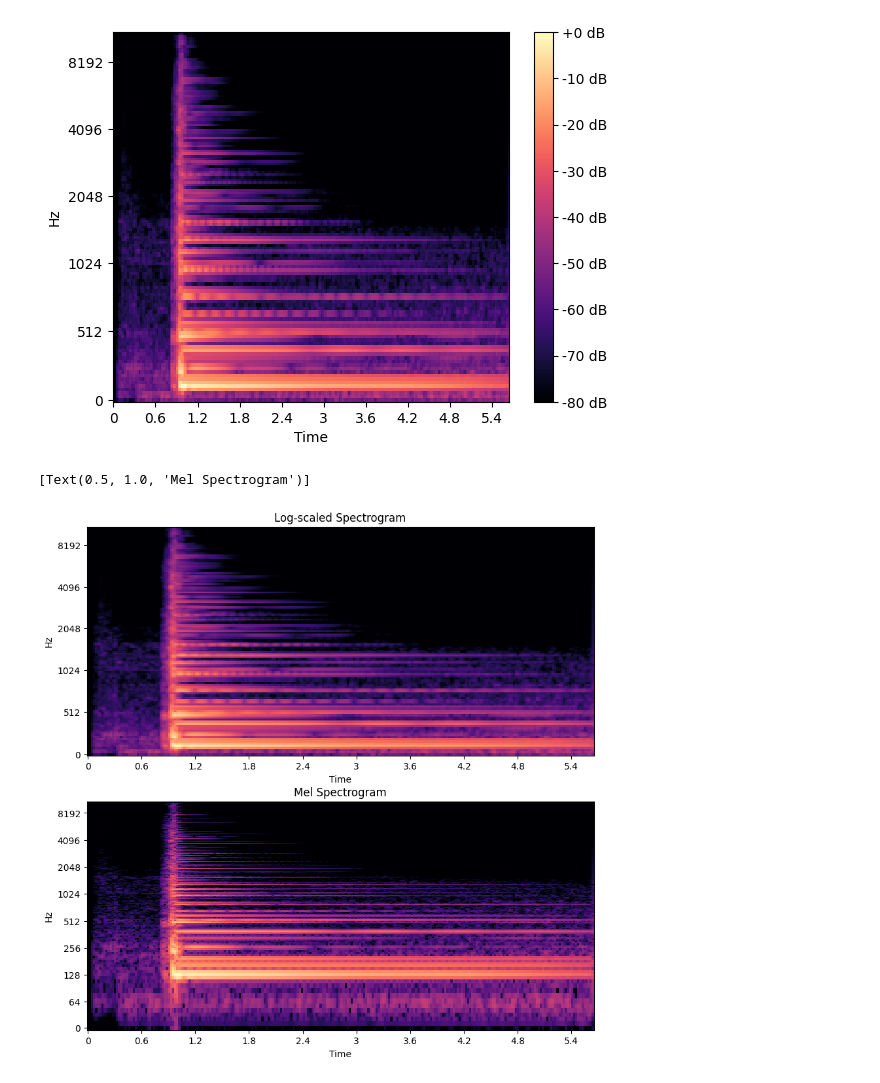
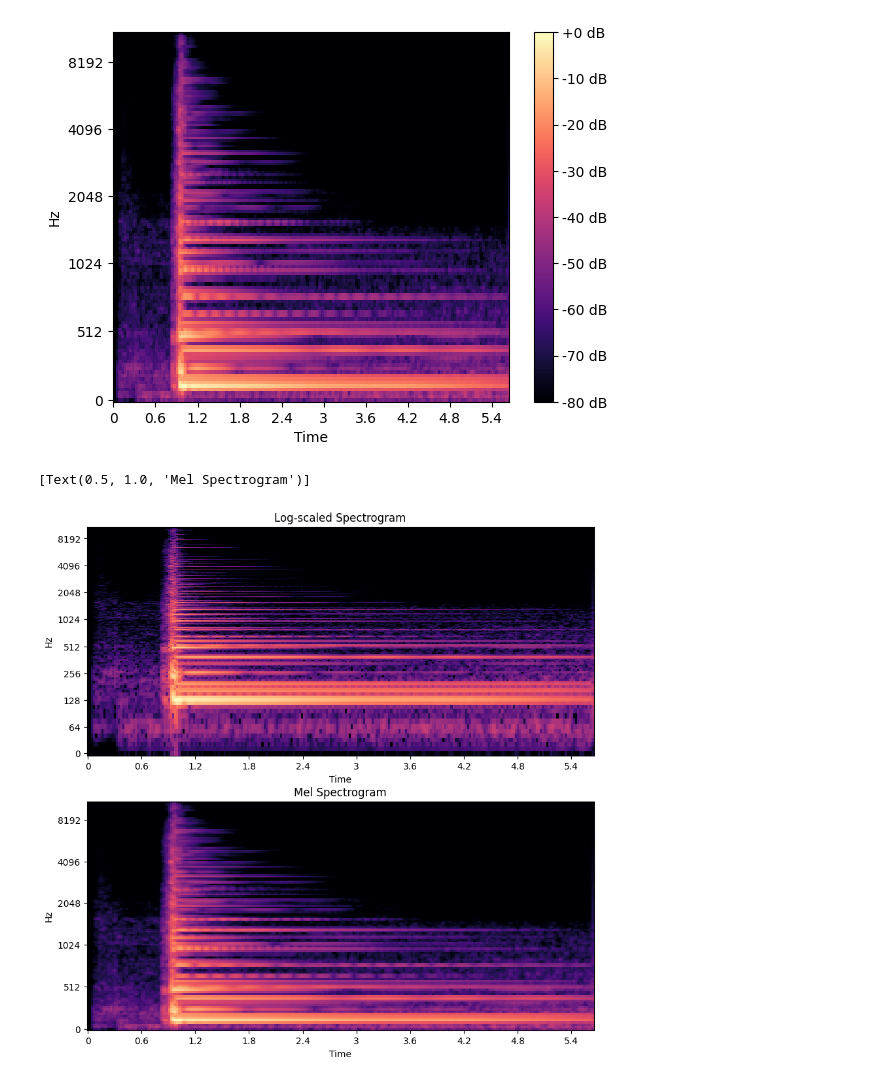
Before and after one commit to ilhanriyaz/guitar-chord-recognition, a Jupyter notebook: notebooks/spectrogram_demo.ipynb, the cells around one changed output. Drawn from its saved outputs; the diff is of its cells as text; code cells hidden in the pictures.

```diff
--- a/notebooks/spectrogram_demo.ipynb
+++ b/notebooks/spectrogram_demo.ipynb
@@ -54,12 +54,12 @@ plt.colorbar(format='%+2.0f dB')
 # %%
 # Plot mel spectrogram and log-scaled spectrogram
 fig, ax = plt.subplots(2, 1, figsize=(10, 10))
 # Log-scaled spectrogram
-librosa.display.specshow(log_stft, sr=sr, x_axis='time', y_axis='log', ax=ax[1])
+librosa.display.specshow(log_stft, sr=sr, x_axis='time', y_axis='log', ax=ax[0])
 ax[0].set(title='Log-scaled Spectrogram')
 # Mel spectrogram
-librosa.display.specshow(librosa.power_to_db(mel_spectrogram, ref=np.max), sr=sr, x_axis='time', y_axis='mel', ax=ax[0])
+librosa.display.specshow(librosa.power_to_db(mel_spectrogram, ref=np.max), sr=sr, x_axis='time', y_axis='mel', ax=ax[1])
 ax[1].set(title='Mel Spectrogram')
 # %% [output]
 [Text(0.5, 1.0, 'Mel Spectrogram')]
-[figure, old version]
+[figure, new version]
```
Also changed, not shown: 5 other files.
